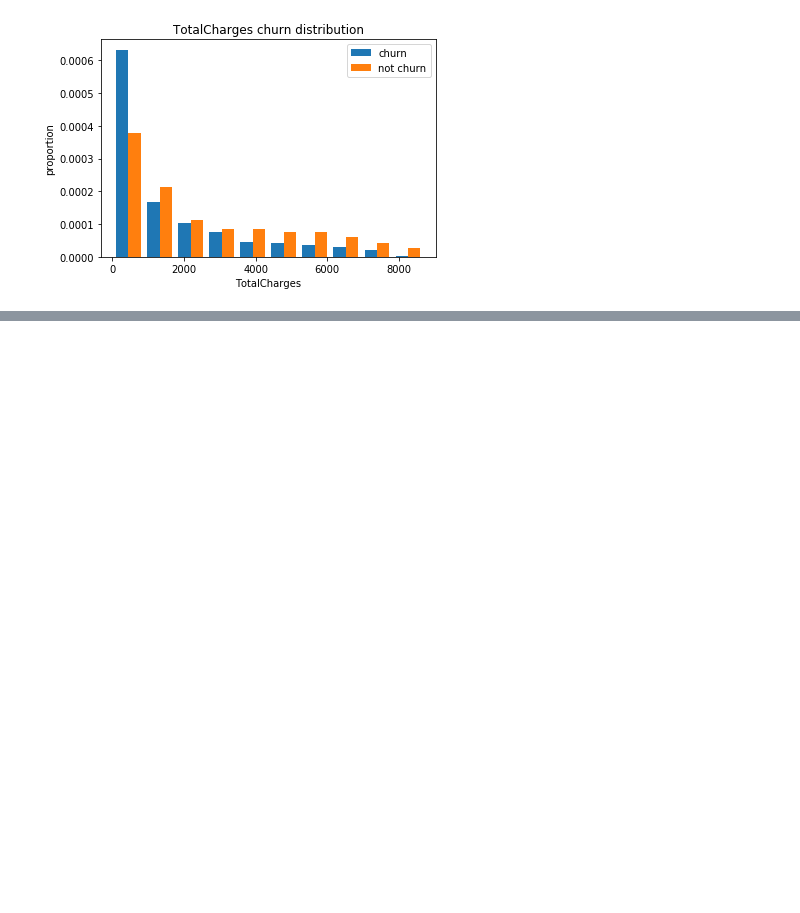
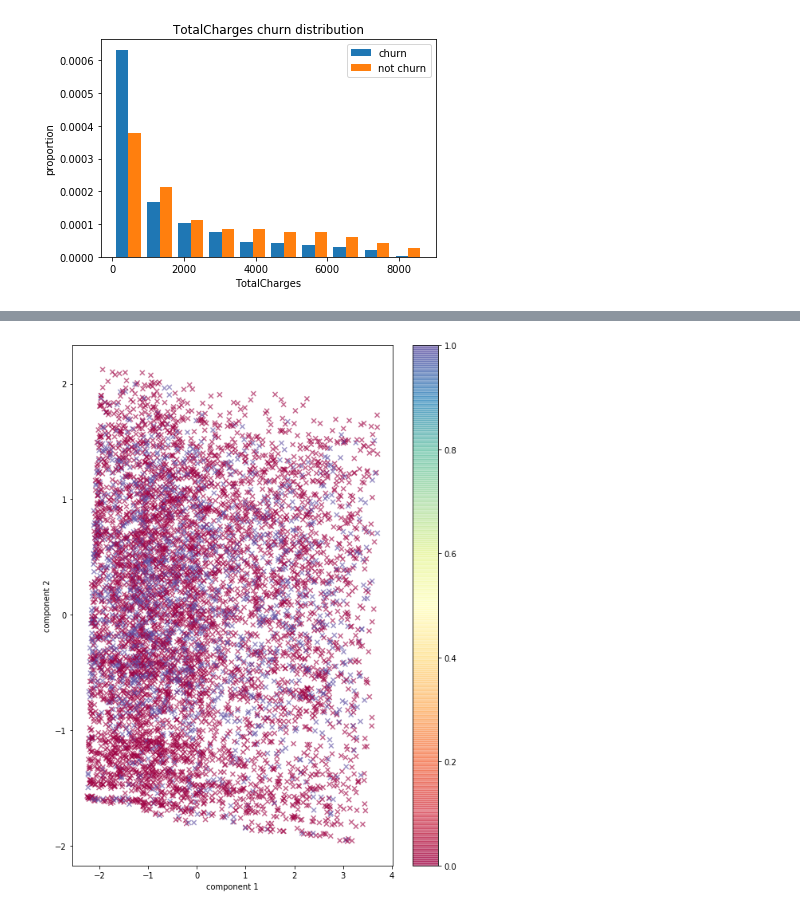
Before and after one commit to Carterbouley/Churn-prediction, a Jupyter notebook: CustomerAttrition.ipynb, the cells around one changed output, grey strips where cells are left out. Cells and saved outputs as stored; diff of their text form; code cells hidden in the pictures; blank space fills up the shorter version.

```diff
--- a/CustomerAttrition.ipynb
+++ b/CustomerAttrition.ipynb
@@ -177,0 +270,13 @@ for i in num_cols:
+# %%
+pca = PCA(n_components = 2)
+# %%
+todrop = df.loc[df['TotalCharges'].isna()].index
+df.drop(todrop, inplace = True)
+# %%
+X = df[[i for i in df.columns if i not in Id_col + target_col]]
+Y = df[target_col + Id_col]
+# %%
+principal_components = pca.fit_transform(X)
+pca_data = pd.DataFrame(principal_components,columns = ["PC1","PC2"])
+pca_data = pca_data.merge(Y,left_index=True,right_index=True,how="left")
+pca_data["Churn"] = pca_data["Churn"].replace({1:"Churn",0:"Not Churn"})
@@ -177,0 +299,11 @@ for i in num_cols:
+# %%
+plt.scatter(pca_data['PC1'], pca_data['PC2'],
+            c=df['Churn'], edgecolor='none', alpha=0.6, cmap = 'Spectral', marker = 'x' )
+plt.xlabel('component 1')
+plt.ylabel('component 2')
+plt.rcParams["figure.figsize"] = (8, 8)
+
+
+plt.colorbar();
+# %% [output]
+[figure, added]
```
Also changed, not shown: parts of 20 cells of this notebook.
